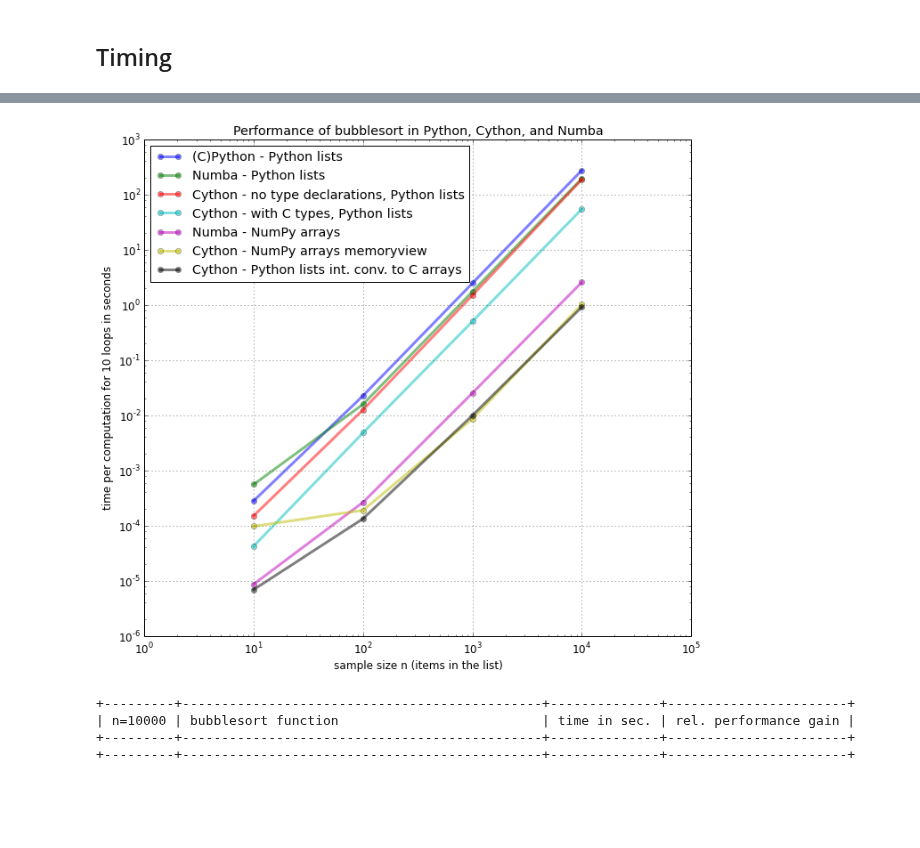
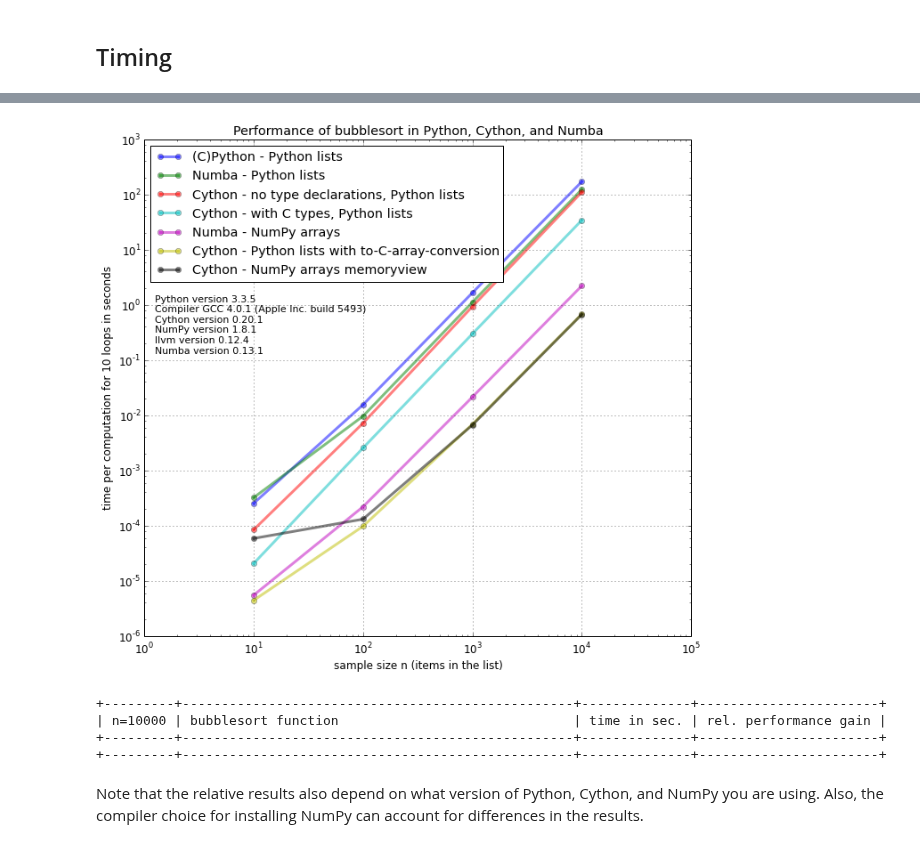
Before and after one commit to rasbt/One-Python-benchmark-per-day, a Jupyter notebook: ipython_nbs/day4_python_cython_numba.ipynb, the cells around one changed output, grey strips where cells are left out. Cells and saved outputs as stored; diff of their text form; code cells hidden in the pictures.

Commit message:
added version info

```diff
--- a/ipython_nbs/day4_python_cython_numba.ipynb
+++ b/ipython_nbs/day4_python_cython_numba.ipynb
@@ -225,9 +204,10 @@ random.seed(4567)
 def make_copy(l):
     return copy.deepcopy(l)
 
-funcs = ['python_bubblesort', 'numba_bubblesort', 'cython_bubblesort_notypes',
-         'cython_bubblesort_ctypes', 'cython_bubblesort_clist',
-         'cython_bubblesort_numpy', 'numba_bubblesort_numpy',
+funcs = ['python_bubblesort', 'numba_bubblesort',
+         'cython_bubblesort_notypes', 'cython_bubblesort_ctypes',
+         'cython_bubblesort_clist', 'cython_bubblesort_numpy',
+         'numba_bubblesort_numpy'
          ]
 
 orders_n = [10**n for n in range(1, 5)]
@@ -235,20 +215,34 @@ timings = {f:[] for f in funcs}
 
 
 for n in orders_n:
-    l = [np.random.randint(1,n) for num in range(0,n)]
+    l = [np.random.randint(1,n) for num in range(1,n)]
     for f in funcs:
         l_copy = make_copy(l)
-        if f == 'numba_bubblesort_numpy' or f == 'cython_bubblesort_numpy':
+        if f in ['numba_bubblesort_numpy', 'cython_bubblesort_numpy']:
             l_copy = np.asarray(l_copy)
         timings[f].append(min(timeit.Timer('%s(l_copy)' %f,
                       'from __main__ import %s, l_copy' %f)
-                              .repeat(repeat=3, number=10)))
+                              .repeat(repeat=5, number=10)))
 # %%
 %matplotlib inline
+# %%
+import platform as pf
+from cython import __version__ as cython__version__
+from numba import __version__ as numba__version__
+from llvm import __version__ as llvm__version__
+
+sys_info = [
+        ['Python version', pf.python_version()],
+        ['Compiler', pf.python_compiler()],
+        ['Cython version', cython__version__],
+        ['NumPy version', np.__version__],
+        ['llvm version', llvm__version__],
+        ['Numba version', numba__version__]
+    ]
 # %%
 import matplotlib.pyplot as plt
 
-def plot(timings, title, ranked_labels, labels, orders_n):
+def plot(timings, title, ranked_labels, labels, orders_n, sys_info):
     plt.rcParams.update({'font.size': 12})
 
     fig = plt.figure(figsize=(11,10))
@@ -263,6 +257,8 @@ def plot(timings, title, ranked_labels, labels, orders_n):
     plt.xscale('log')
     plt.yscale('log')
     plt.title(title)
+    ftext = "".join([" ".join(entry)+'\n' for entry in sys_info])
+    plt.figtext(.14,.55, ftext, fontsize=11, ha='left')
     plt.show()
 # %%
 import prettytable
@@ -283,25 +278,24 @@ def summary_table(ranked_labels):
 # %%
 title = 'Performance of bubblesort in Python, Cython, and Numba'
 
 labels = {'python_bubblesort':'(C)Python - Python lists',
           'numba_bubblesort': 'Numba - Python lists',
           'cython_bubblesort_ctypes': 'Cython - with C types, Python lists',
           'cython_bubblesort_notypes': 'Cython - no type declarations, Python lists',
-          'cython_bubblesort_clist': 'Cython - Python lists int. conv. to C arrays',
+          'cython_bubblesort_clist': 'Cython - Python lists with to-C-array-conversion',
           'cython_bubblesort_numpy': 'Cython - NumPy arrays memoryview',
           'numba_bubblesort_numpy': 'Numba - NumPy arrays'
           }
 
 ranked_by_time = sorted([(time[1][-1],time[0]) for time in timings.items()], reverse=True)
 
-plot(timings, title, [l for t,l in ranked_by_time], labels, orders_n)
+plot(timings, title, [l for t,l in ranked_by_time], labels, orders_n, sys_info)
 summary_table(ranked_by_time)
 # %% [output]
-[figure, old version]
+[figure, new version]
-+---------+----------------------------------------------+--------------+-----------------------+
-| n=10000 | bubblesort function                          | time in sec. | rel. performance gain |
-+---------+----------------------------------------------+--------------+-----------------------+
-+---------+----------------------------------------------+--------------+-----------------------+
++---------+--------------------------------------------------+--------------+-----------------------+
+| n=10000 | bubblesort function                              | time in sec. | rel. performance gain |
++---------+--------------------------------------------------+--------------+-----------------------+
++---------+--------------------------------------------------+--------------+-----------------------+
-# %% [markdown]
-<br>
-<br>
+# %% [markdown]
+Note that the relative results also depend on what version of Python, Cython, and NumPy you are using. Also, the compiler choice for installing NumPy can account for differences in the results.
```
Also changed, not shown: parts of 3 cells of this notebook, 1 other file.
